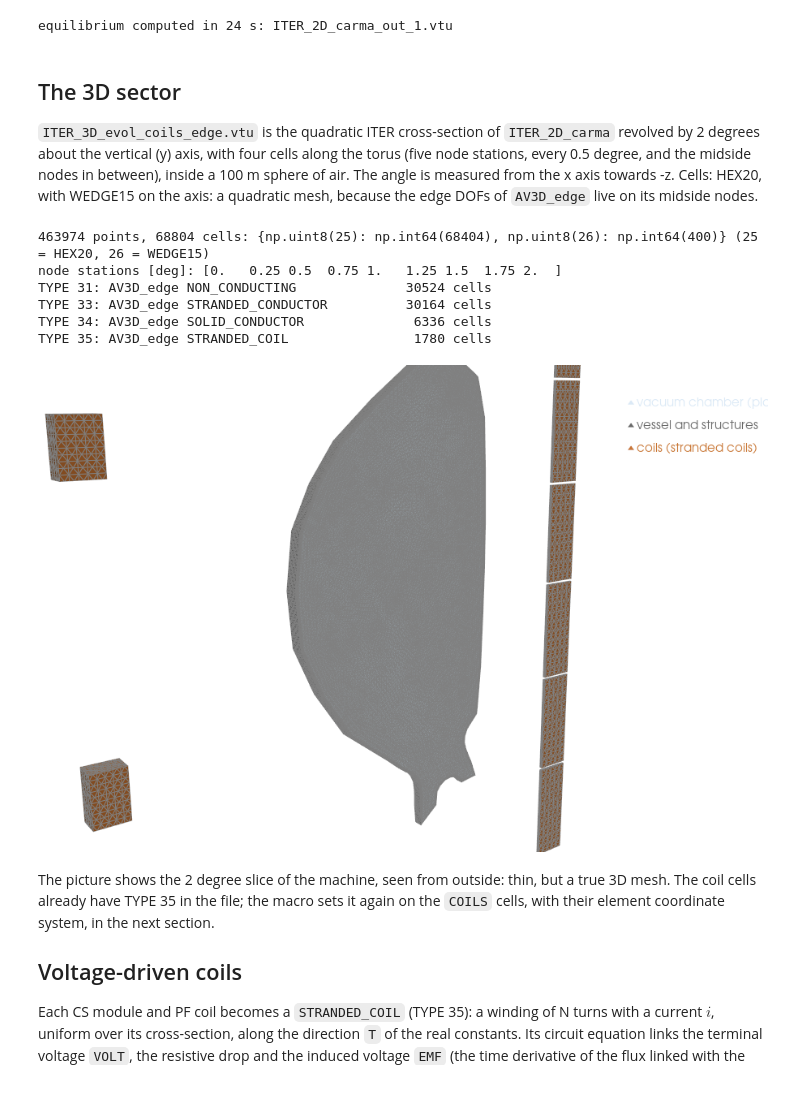
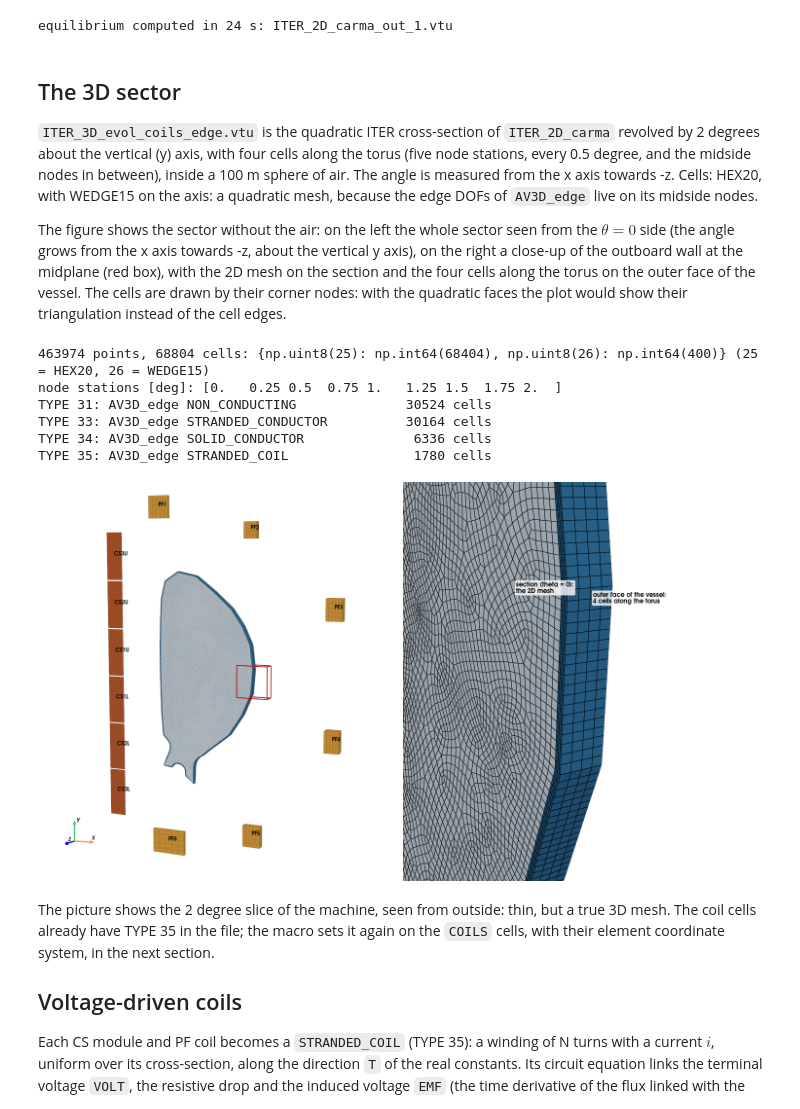
Before and after one commit to AlbertoBittes/pyTEC3D, a Jupyter notebook: docs/tutorials/tutorial_iter_3d_halo.ipynb, the cells around one changed output. Saved outputs shown, nothing was run; the diff lists cells and outputs as text; code cells hidden in the pictures.

```diff
--- a/docs/tutorials/tutorial_iter_3d_halo.ipynb
+++ b/docs/tutorials/tutorial_iter_3d_halo.ipynb
@@ -111,6 +111,12 @@ vertical (y) axis, with four cells along the torus (five node stations, every 0.
 between), inside a 100 m sphere of air. The angle is measured
 from the x axis towards -z. Cells: HEX20, with WEDGE15 on the axis: a quadratic mesh, because the edge DOFs of
 `AV3D_edge` live on its midside nodes.
+
+The figure shows the sector without the air: on the left the whole sector seen from the $\theta = 0$ side (the angle
+grows from the x axis towards -z, about the vertical y axis), on the right a close-up of the outboard wall at the
+midplane (red box), with the 2D mesh on the section and the four cells along the torus on the outer face of the
+vessel. The cells are drawn by their corner nodes: with the quadratic faces the plot would show their triangulation
+instead of the cell edges.
 # %%
 solver = Solver(log_file="ITER_3D_evol_coils_edge.log")
 algorithm = Algorithm(solver)
@@ -139,20 +145,43 @@ TYPE 33: AV3D_edge STRANDED_CONDUCTOR          30164 cells
 TYPE 34: AV3D_edge SOLID_CONDUCTOR              6336 cells
 TYPE 35: AV3D_edge STRANDED_COIL                1780 cells
 # %%
-machine = grid.threshold(value=(32.5, 35.5), scalars="TYPE")         # all but the air
-pl = pv.Plotter(window_size=(900, 600))
-colors = {33: "#dbe9f6", 34: "dimgray", 35: "#c87533"}
-for tid, color in colors.items():
-    part = machine.threshold(value=(tid, tid), scalars="TYPE")
-    if part.n_cells:
-        pl.add_mesh(part, color=color, show_edges=True, edge_color="gray", line_width=0.3,
-                    label={33: "vacuum chamber (plasma region)", 34: "vessel and structures",
-                           35: "coils (stranded coils)"}[tid])
-pl.add_legend(bcolor="white", size=(0.32, 0.15))
-pl.camera_position = [(16, 4, -14), (6, 0, -0.1), (0, 1, 0)]
+# The machine without the air, drawn with linear cells (corner nodes): the faces of the quadratic HEX20 would be drawn
+# triangulated, hiding the cell edges.
+machine = grid.threshold(value=(32.5, 35.5), scalars="TYPE").linear_copy()
+colors = {"PLASMA_REGION": "#dbe9f6", "PASSIVE_STRUCTURES": "#2c6e9e"}
+colors.update({name: "#c05a2a" for name in ("CS3U", "CS2U", "CS1U", "CS1L", "CS2L", "CS3L")})
+colors.update({f"PFC_{i}": "#e3a33b" for i in range(1, 7)})
+parts = {name: machine.extract_cells(np.flatnonzero(machine.cell_data[name] == 1)) for name in colors}
+r0, r1, z0, z1 = 7.7, 9.1, -0.6, 0.8                          # R, Z range of the close-up
+
+pl = pv.Plotter(shape=(1, 2), window_size=(1500, 820), border=False)
+pl.subplot(0, 0)                                              # the whole sector, seen from the theta = 0 side
+for name, part in parts.items():
+    pl.add_mesh(part, color=colors[name], show_edges=True, edge_color="#4d4d4d", line_width=0.3, edge_opacity=0.25,
+                ambient=0.45, diffuse=0.6)
+    if name.startswith(("CS", "PFC")):
+        pl.add_point_labels([part.center], [name.replace("PFC_", "PF")], font_size=11, shape=None, show_points=False,
+                            text_color="black", always_visible=True)
+pl.add_mesh(pv.Box(bounds=(r0, r1, z0, z1, -0.45, 0.01)), style="wireframe", color="red", line_width=2)
+pl.add_axes(line_width=3, labels_off=False)                   # x, y (the torus axis), z
+pl.view_vector((0.45, 0.15, 1.0), viewup=(0, 1, 0))
+pl.reset_camera()
+pl.camera.zoom(1.25)
+
+pl.subplot(0, 1)                                              # close-up of the red box
+for name, part in parts.items():
+    pl.add_mesh(part, color=colors[name], show_edges=True, edge_color="black", line_width=0.7, ambient=0.45,
+                diffuse=0.6)
+focus = np.array([8.42, 0.1, -0.15])                          # the outboard wall at the midplane, mid-sector
+direction = np.array([1.0, 0.3, 0.65]) / np.linalg.norm([1.0, 0.3, 0.65])
+pl.camera.focal_point, pl.camera.position, pl.camera.up = focus, focus + 4.2 * direction, (0, 1, 0)
+pl.camera.view_angle = 30
+# pl.add_point_labels([[7.9, 0.55, 0.0], [8.5, 0.55, -0.15]],
+#                     ["section (theta = 0):\nthe 2D mesh", "outer face of the vessel:\n4 cells along the torus"],
+#                     font_size=13, shape_color="white", shape_opacity=0.8, show_points=False, always_visible=True)
 pl.show()
 # %% [output]
-[figure, old version]
+[figure, new version]
 # %% [markdown]
 The picture shows the 2 degree slice of the machine, seen from outside: thin, but a true 3D mesh. The coil cells
 already have TYPE 35 in the file; the macro sets it again on the `COILS` cells, with their element coordinate
```
Also changed, not shown: 14 other files.
